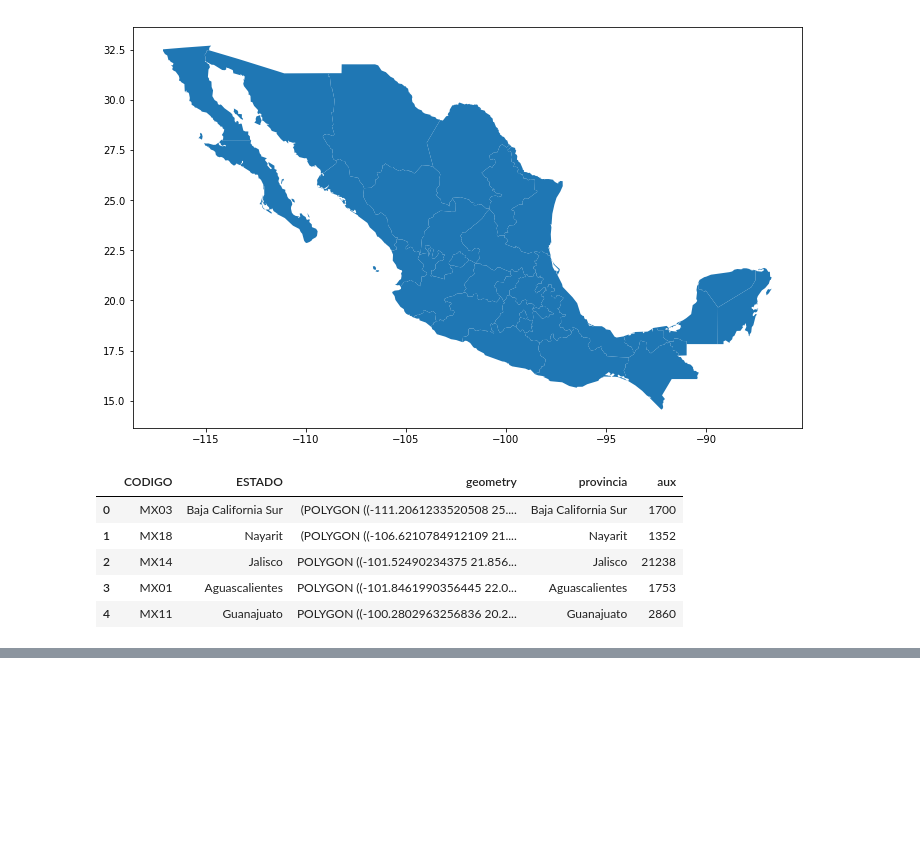
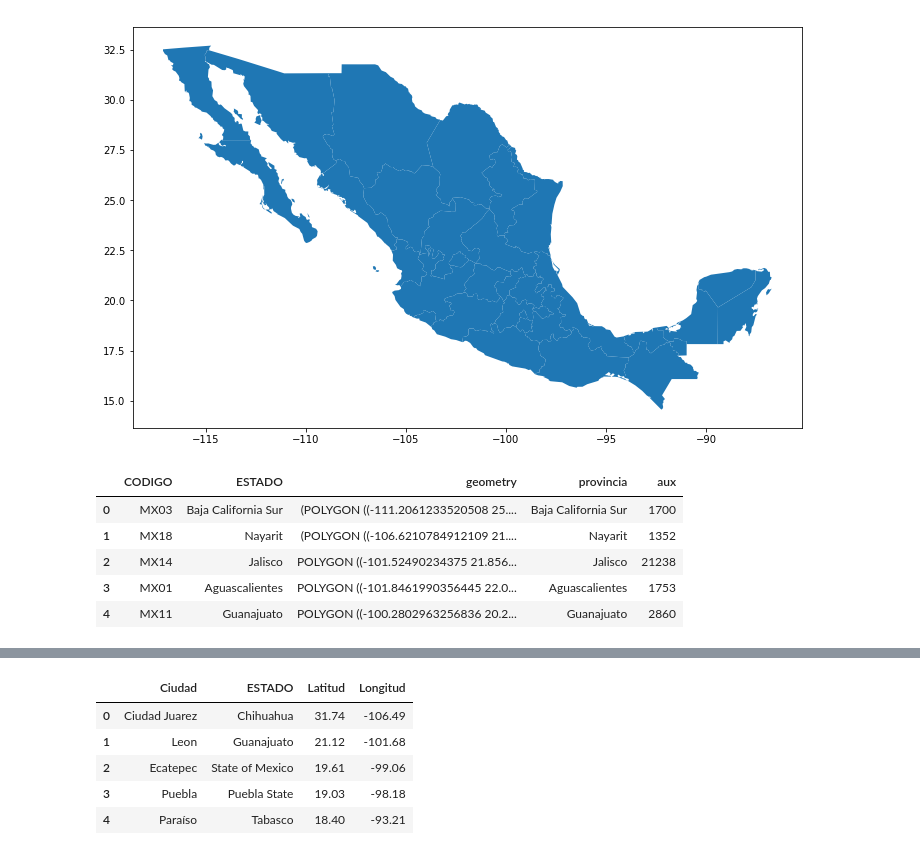
Before and after one commit to Manuel-Sturla/TP1-Datos, a Jupyter notebook: AnalisisAndyPrecios.ipynb, the cells around one changed output, grey strips where cells are left out. Cells and saved outputs as stored; diff of their text form; code cells hidden in the pictures; blank space fills up the shorter version.

```diff
--- a/AnalisisAndyPrecios.ipynb
+++ b/AnalisisAndyPrecios.ipynb
@@ -168,0 +171,10 @@ merge.plot(figsize=(12,12),column='aux',legend=True)
+# %%
+df5 = pd.read_csv('/home/andres/Desktop/ubicaciones.txt')
+df5.head()
+# %% [output]
+|  | Ciudad | ESTADO | Latitud | Longitud |
+| 0 | Ciudad Juarez | Chihuahua | 31.74 | -106.49 |
+| 1 | Leon | Guanajuato | 21.12 | -101.68 |
+| 2 | Ecatepec | State of Mexico | 19.61 | -99.06 |
+| 3 | Puebla | Puebla State | 19.03 | -98.18 |
+| 4 | Paraíso | Tabasco | 18.40 | -93.21 |
```
Also changed, not shown: parts of 4 cells of this notebook.
